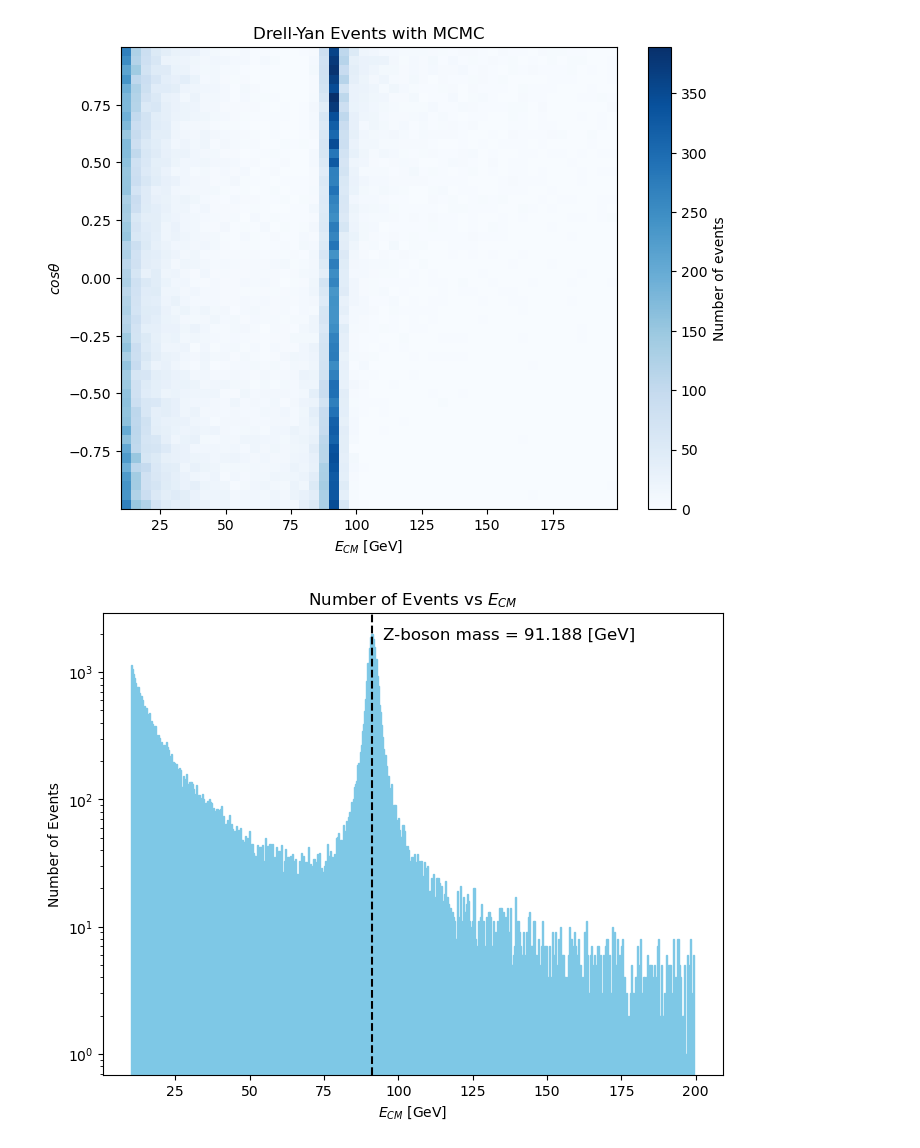
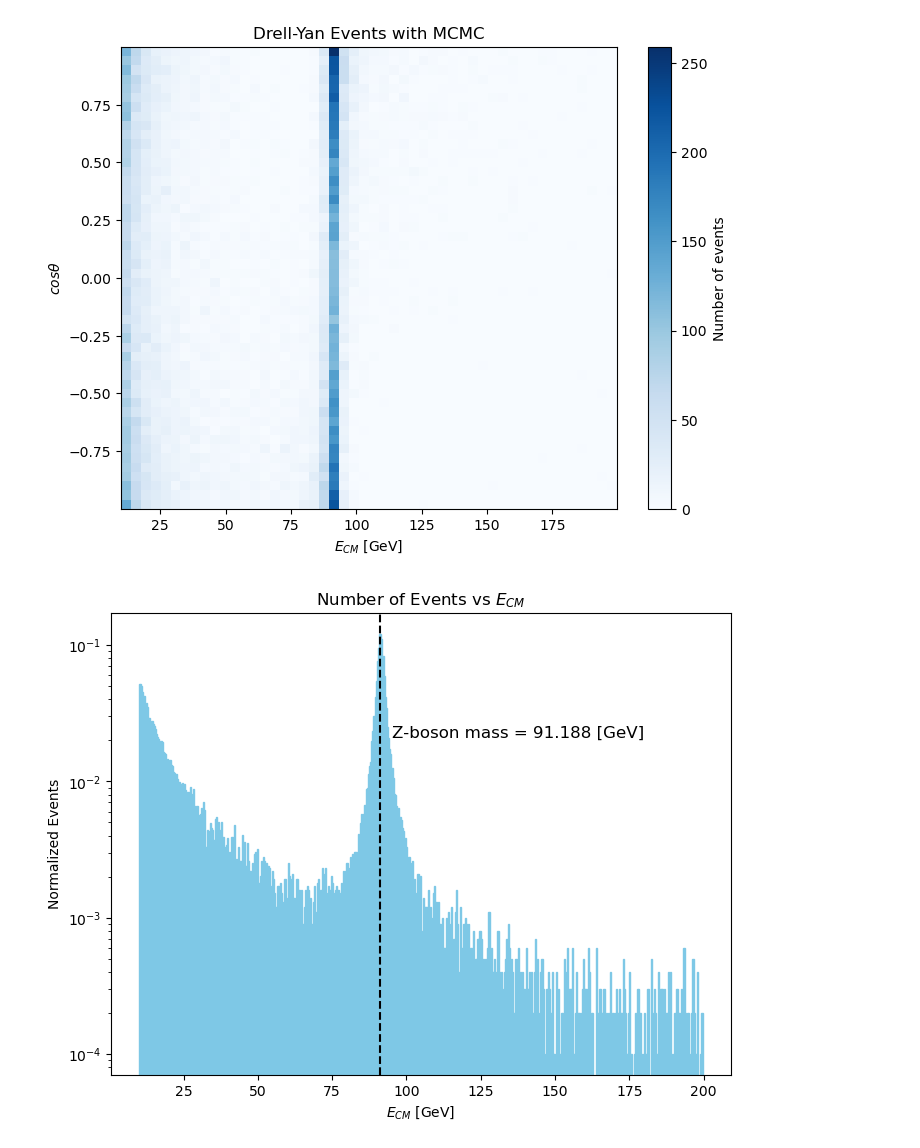
Before and after one commit to damiyu/phys-142-final-project, a Jupyter notebook: src/standard_mcmc.ipynb, the cells around one changed output. Saved outputs shown, nothing was run; the diff lists cells and outputs as text; code cells hidden in the pictures.

```diff
--- a/src/standard_mcmc.ipynb
+++ b/src/standard_mcmc.ipynb
@@ -67,3 +63,6 @@ def A_1(s):
 #calculate the differential cross section for an event
 def cross_section(s,cos_theta):
     return (alpha**2/(4*s))*(A_0(s)*(1+cos_theta**2)+A_1(s)*cos_theta)
+# %%
+for s in np.linspace(E_min**2, E_max**2, 10):
+    print(f"s = {s:.2f}, A_0 = {A_0(s):.5f}, A_1 = {A_1(s):.5f}")
@@ -80,10 +90,10 @@ def mcmc():
     events = []
     max_cs = 0
 
-    #find max cross section for rejection
-    #(doing a discrete search - can do better in paper)
-    for i in np.linspace(E_min**2, E_max**2, 1000):
-        max_cs = max(max_cs, cross_section(i, 0))
+    # #find max cross section for rejection
+    for i in np.linspace(E_min**2, E_max**2, 100):
+        for j in np.linspace(-1, 1, 100):
+            max_cs = max(max_cs, cross_section(i, j))
 
     for t in tqdm.tqdm(range(N_steps)):
 
@@ -104,7 +114,7 @@ def mcmc():
         if u < cs / (max_cs):
             #accept this event after burn in
             if t >= burn_in:
-                events.append((E_cm, cos_theta))
+                events.append((E_cm, cos_theta, cs))
 
     #thinning
     events = events[::thinning]
@@ -121,20 +131,20 @@ plt.ylabel("$cos\\theta$")
 plt.title("Drell-Yan Events with MCMC")
 plt.show()
 # %% [output]
-[figure, old version]
+[figure, new version]
 # %%
 energy_values = events[:, 0]
 
-#plot
+# Plot
 plt.figure(figsize=(8, 6))
-plt.hist(energy_values, bins=500, color='#7EC8E6', edgecolor='#7EC8E6')
+plt.hist(energy_values, bins=500, color='#7EC8E6', edgecolor='#7EC8E6', density=True)
 plt.xlabel("$E_{CM}$ [GeV]")
-plt.ylabel("Number of Events")
+plt.ylabel("Normalized Events")
 plt.title("Number of Events vs $E_{CM}$")
 plt.axvline(x=91.188, color='black', linestyle='--')
-plt.text(95, 1700, "Z-boson mass = 91.188 [GeV]", color='black', fontsize=12, verticalalignment='bottom')
+plt.text(95, 0.02, "Z-boson mass = 91.188 [GeV]", color='black', fontsize=12, verticalalignment='bottom')
 plt.yscale('log')
 
 plt.show()
 # %% [output]
-[figure, old version]
+[figure, new version]
```
Also changed, not shown: parts of 6 cells of this notebook.
